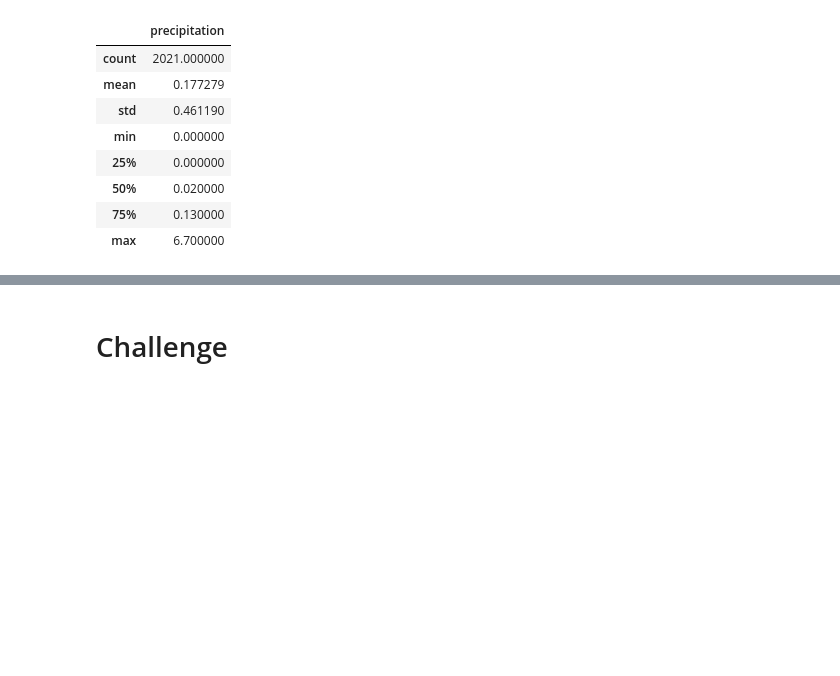
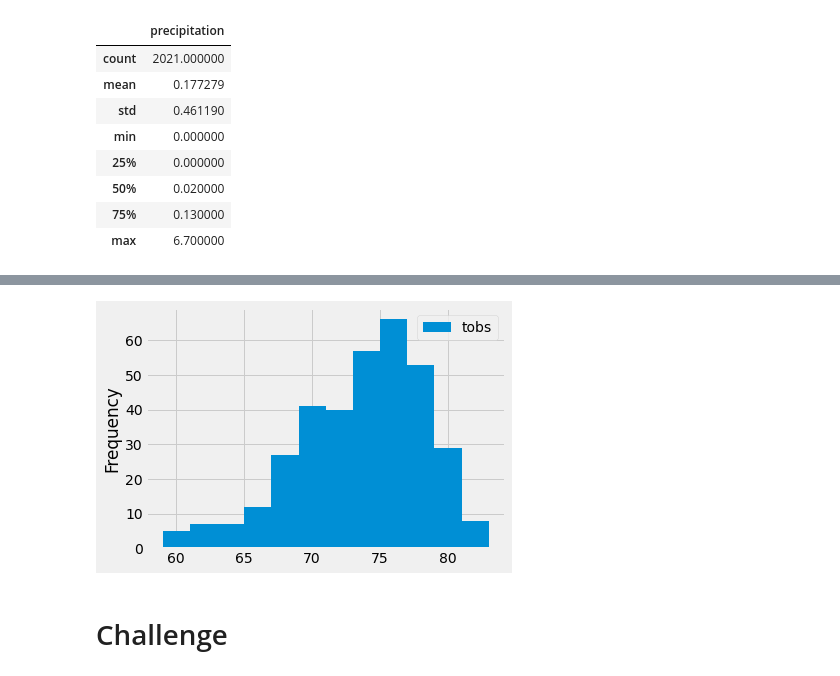
Before and after one commit to Alawler12/surfs_up, a Jupyter notebook: climate_analysis.ipynb, the cells around one changed output, grey strips where cells are left out. Drawn from its saved outputs; the diff is of its cells as text; code cells hidden in the pictures; blank space fills up the shorter version.

```diff
--- a/climate_analysis.ipynb
+++ b/climate_analysis.ipynb
@@ -122,0 +159,21 @@ df.describe()
+# %%
+# Choose the station with the highest number of temperature observations.
+# Query the last 12 months of temperature observation data for this station and plot the results as a histogram
+
+# o create a query, first select the column we are interested in. We want to pull Measurement.tobs
+# in order to get our total observations count
+    # session.query(Measurement.tobs)
+# Now filter out all the stations except the most active station:
+    # results = session.query(Measurement.tobs).\filter(Measurement.station == 'USC00519281')
+# We need to apply another filter to consider only the most recent year. For this we can reuse some of the code we
+# have written previously. Then we'll add the .all() function to save our results as a list:
+
+results = session.query(Measurement.tobs).\
+filter(Measurement.station == 'USC00519281').\
+filter(Measurement.date >= prev_year).all()
+
+#print(results)
+
+# convert to a dataframe for easier reading
+df = pd.DataFrame(results, columns=['tobs'])
+print(df)
@@ -123,3 +195,18 @@ df.describe()
+# %%
+# build histogram to visualize data
+
+# A histogram is a graph made up of a range of data that is separated into different bins. When creating a histogram,
+# you'll need to figure how many bins you need. We're going to divide our temperature observations into 12 different bins.
+# This is intended to provide enough detail, but not too much. Note that we don't need to specify the ranges in
+# which the data will be separated; we just need to specify the number of bins.
+
+df.plot.hist(bins=12)
+
+# Using plt.tight_layout(), we can compress the x-axis labels so that they fit into the box holding our plot.
+
+plt.tight_layout()
+# %% [output]
+[figure, added]
 # %%
 # Write a function called `calc_temps` that will accept start date and end date in the format '%Y-%m-%d'
 # and return the minimum, average, and maximum temperatures for that range of dates
```
Also changed, not shown: parts of 8 cells of this notebook.
